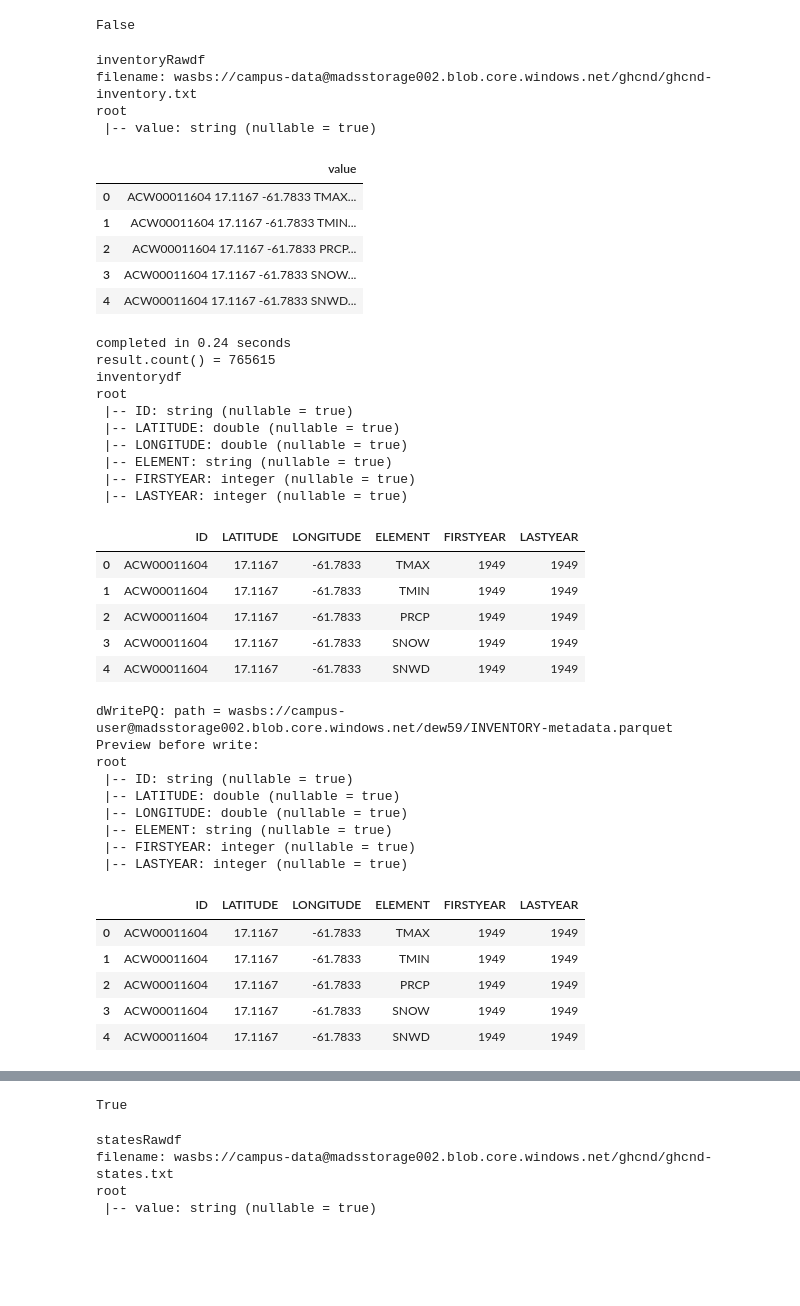
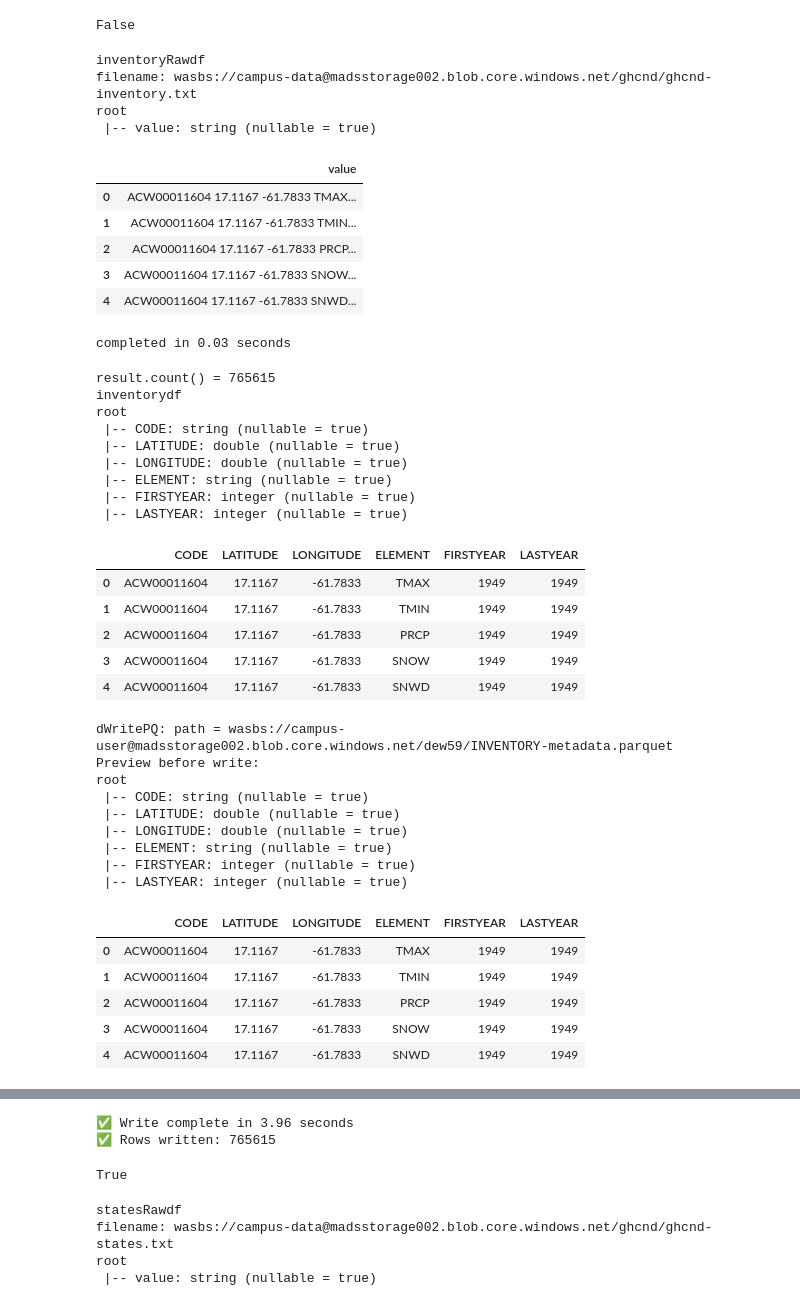
Before and after one commit to david-ewing-nz/ghcn-spark-analysis, a Jupyter notebook: notebooks/01_ghcn2_explore.ipynb, the cells around one changed output, grey strips where cells are left out. Cells and saved outputs as stored; diff of their text form; code cells hidden in the pictures; blank space fills up the shorter version.

```diff
--- a/notebooks/01_ghcn2_explore.ipynb
+++ b/notebooks/01_ghcn2_explore.ipynb
@@ -404,61 +435,61 @@ dWritePQ: path = wasbs://campus-user@madsstorage002.blob.core.windows.net/dew59/
 ⚠️ b = 0: SKIPPED WRITE TO: wasbs://campus-user@madsstorage002.blob.core.windows.net/dew59/STATIONS-metadata.parquet
 False
 # %%
-# inventory
+# inventory then Countrycode ?- lets wait , country code could have been done earlier but it didnt look good
 
 dprintf(1,"inventoryRawdf")
 inventoryRawdf = dReadTEXT(1, TXTPathRawInventory)
 
 inventorydf = inventoryRawdf.select(
-    F.substring("value", 1, 11).alias("ID"),
+    F.substring("value", 1, 11).alias("CODE"),
     F.substring("value", 13, 8).cast("double").alias("LATITUDE"),
     F.substring("value", 22, 9).cast("double").alias("LONGITUDE"),
     F.substring("value", 32, 4).alias("ELEMENT"),
     F.substring("value", 37, 4).cast("int").alias("FIRSTYEAR"),
     F.substring("value", 42, 4).cast("int").alias("LASTYEAR")
 )
 
 
 dprintf(1,"inventorydf")
 hprintf(1,inventorydf)
 dWritePQ(1,PQPathinventorydf, inventorydf) # for analysis
 # %% [output]
 inventoryRawdf
 filename: wasbs://campus-data@madsstorage002.blob.core.windows.net/ghcnd/ghcnd-inventory.txt
 root
  |-- value: string (nullable = true)
 |  | value |
 | 0 | ACW00011604 17.1167 -61.7833 TMAX... |
 | 1 | ACW00011604 17.1167 -61.7833 TMIN... |
 | 2 | ACW00011604 17.1167 -61.7833 PRCP... |
 | 3 | ACW00011604 17.1167 -61.7833 SNOW... |
 | 4 | ACW00011604 17.1167 -61.7833 SNWD... |
-completed in 0.24 seconds
-result.count() = 765615
-inventorydf
-root
- |-- ID: string (nullable = true)
- |-- LATITUDE: double (nullable = true)
- |-- LONGITUDE: double (nullable = true)
- |-- ELEMENT: string (nullable = true)
- |-- FIRSTYEAR: integer (nullable = true)
- |-- LASTYEAR: integer (nullable = true)
+completed in 0.03 seconds
+result.count() = 765615
+inventorydf
+root
+ |-- CODE: string (nullable = true)
+ |-- LATITUDE: double (nullable = true)
+ |-- LONGITUDE: double (nullable = true)
+ |-- ELEMENT: string (nullable = true)
+ |-- FIRSTYEAR: integer (nullable = true)
+ |-- LASTYEAR: integer (nullable = true)
-|  | ID | LATITUDE | LONGITUDE | ELEMENT | FIRSTYEAR | LASTYEAR |
+|  | CODE | LATITUDE | LONGITUDE | ELEMENT | FIRSTYEAR | LASTYEAR |
 | 0 | ACW00011604 | 17.1167 | -61.7833 | TMAX | 1949 | 1949 |
 | 1 | ACW00011604 | 17.1167 | -61.7833 | TMIN | 1949 | 1949 |
 | 2 | ACW00011604 | 17.1167 | -61.7833 | PRCP | 1949 | 1949 |
 | 3 | ACW00011604 | 17.1167 | -61.7833 | SNOW | 1949 | 1949 |
 | 4 | ACW00011604 | 17.1167 | -61.7833 | SNWD | 1949 | 1949 |
-dWritePQ: path = wasbs://campus-user@madsstorage002.blob.core.windows.net/dew59/INVENTORY-metadata.parquet
-Preview before write:
-root
- |-- ID: string (nullable = true)
- |-- LATITUDE: double (nullable = true)
- |-- LONGITUDE: double (nullable = true)
- |-- ELEMENT: string (nullable = true)
- |-- FIRSTYEAR: integer (nullable = true)
- |-- LASTYEAR: integer (nullable = true)
+dWritePQ: path = wasbs://campus-user@madsstorage002.blob.core.windows.net/dew59/INVENTORY-metadata.parquet
+Preview before write:
+root
+ |-- CODE: string (nullable = true)
+ |-- LATITUDE: double (nullable = true)
+ |-- LONGITUDE: double (nullable = true)
+ |-- ELEMENT: string (nullable = true)
+ |-- FIRSTYEAR: integer (nullable = true)
+ |-- LASTYEAR: integer (nullable = true)
-|  | ID | LATITUDE | LONGITUDE | ELEMENT | FIRSTYEAR | LASTYEAR |
+|  | CODE | LATITUDE | LONGITUDE | ELEMENT | FIRSTYEAR | LASTYEAR |
 | 0 | ACW00011604 | 17.1167 | -61.7833 | TMAX | 1949 | 1949 |
 | 1 | ACW00011604 | 17.1167 | -61.7833 | TMIN | 1949 | 1949 |
 | 2 | ACW00011604 | 17.1167 | -61.7833 | PRCP | 1949 | 1949 |
@@ -471,4 +500,6 @@ root
-True
+✅ Write complete in 3.96 seconds
+✅ Rows written: 765615
+True
 # %%
 # states
 
```
Also changed, not shown: parts of 22 cells of this notebook, 1 other file.
